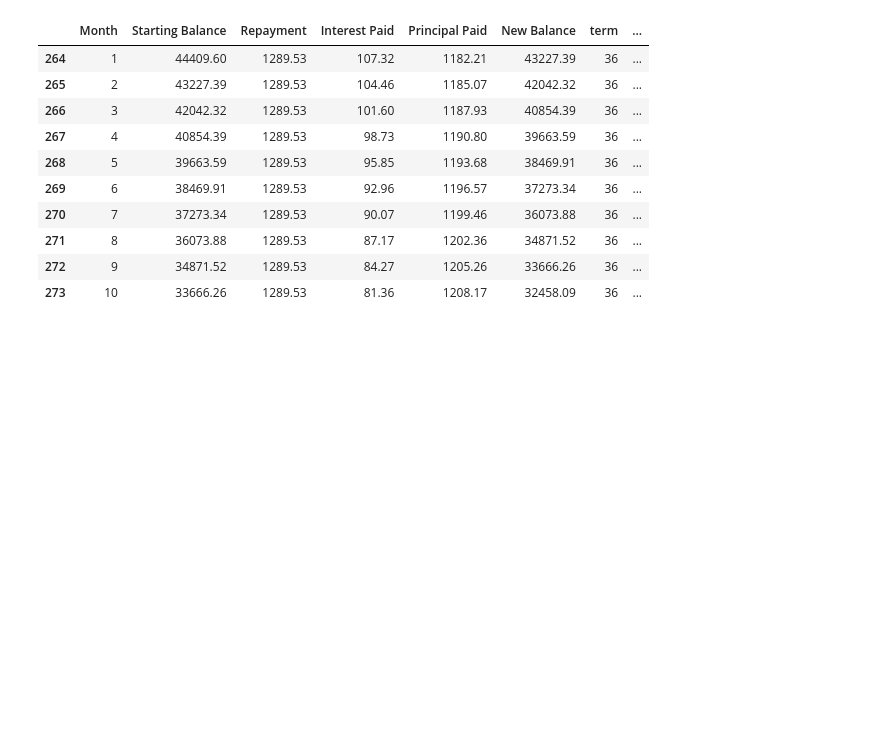
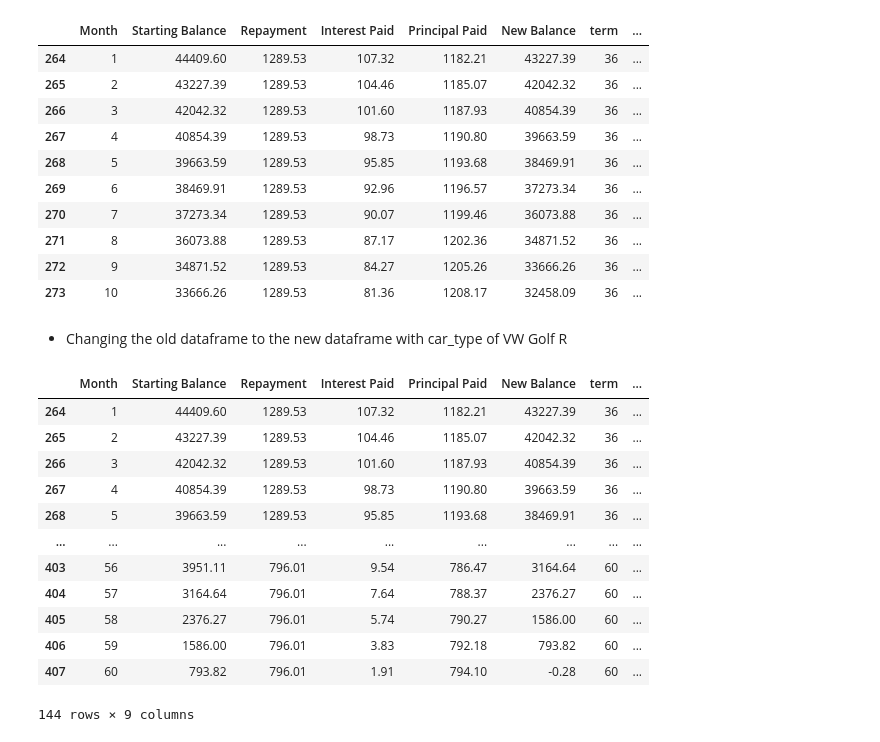
Before and after one commit to Lidiya-MK/python-data-visualizations, a Jupyter notebook: notebook/data_visualizations.ipynb, the cells around one changed output. Drawn from its saved outputs; the diff is of its cells as text; code cells hidden in the pictures; blank space fills up the shorter version.

```diff
--- a/notebook/data_visualizations.ipynb
+++ b/notebook/data_visualizations.ipynb
@@ -197,3 +197,5 @@ car_financing_dataframe.loc[vw_filter,:][0:10]
 | 271 | 8 | 36073.88 | 1289.53 | 87.17 | 1202.36 | 34871.52 | 36 | ... |
 | 272 | 9 | 34871.52 | 1289.53 | 84.27 | 1205.26 | 33666.26 | 36 | ... |
 | 273 | 10 | 33666.26 | 1289.53 | 81.36 | 1208.17 | 32458.09 | 36 | ... |
+# %% [markdown]
+- Changing the old dataframe to the new dataframe with car_type of VW Golf R
@@ -199,0 +204,16 @@ car_financing_dataframe.loc[vw_filter,:][0:10]
+# %%
+car_financing_dataframe
+# %% [output]
+|  | Month | Starting Balance | Repayment | Interest Paid | Principal Paid | New Balance | term | ... |
+| 264 | 1 | 44409.60 | 1289.53 | 107.32 | 1182.21 | 43227.39 | 36 | ... |
+| 265 | 2 | 43227.39 | 1289.53 | 104.46 | 1185.07 | 42042.32 | 36 | ... |
+| 266 | 3 | 42042.32 | 1289.53 | 101.60 | 1187.93 | 40854.39 | 36 | ... |
+| 267 | 4 | 40854.39 | 1289.53 | 98.73 | 1190.80 | 39663.59 | 36 | ... |
+| 268 | 5 | 39663.59 | 1289.53 | 95.85 | 1193.68 | 38469.91 | 36 | ... |
+| ... | ... | ... | ... | ... | ... | ... | ... | ... |
+| 403 | 56 | 3951.11 | 796.01 | 9.54 | 786.47 | 3164.64 | 60 | ... |
+| 404 | 57 | 3164.64 | 796.01 | 7.64 | 788.37 | 2376.27 | 60 | ... |
+| 405 | 58 | 2376.27 | 796.01 | 5.74 | 790.27 | 1586.00 | 60 | ... |
+| 406 | 59 | 1586.00 | 796.01 | 3.83 | 792.18 | 793.82 | 60 | ... |
+| 407 | 60 | 793.82 | 796.01 | 1.91 | 794.10 | -0.28 | 60 | ... |
+144 rows × 9 columns
```
Also changed, not shown: parts of 10 cells of this notebook.
